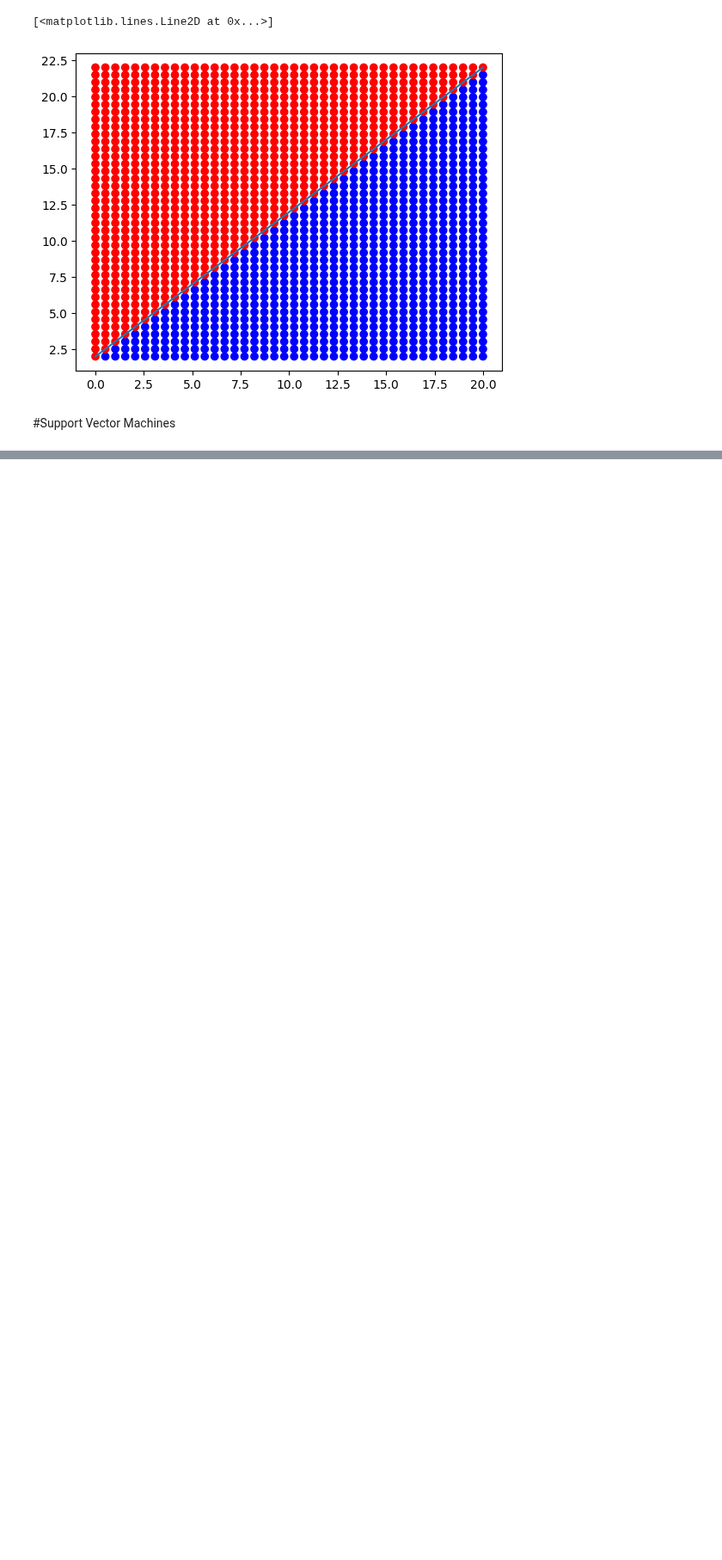
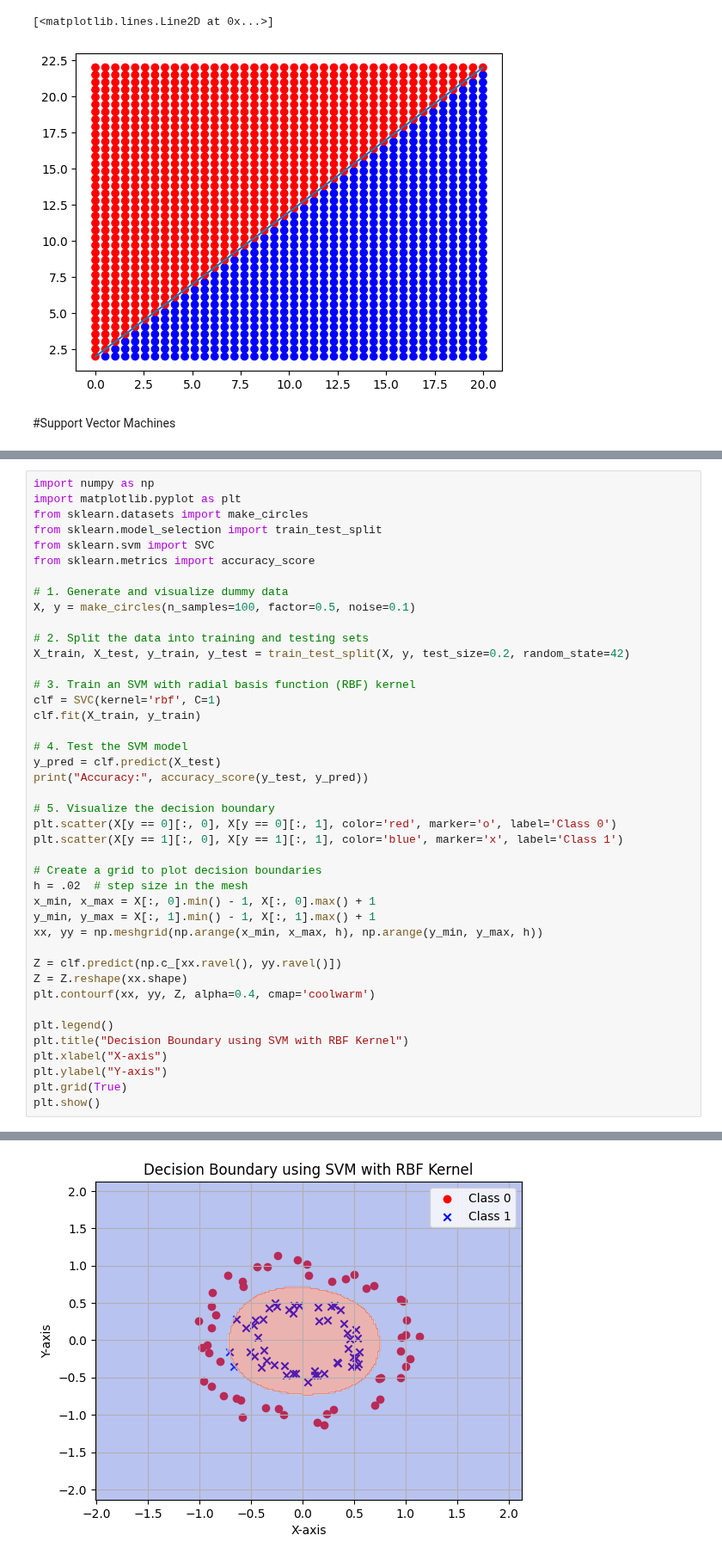
Before and after one commit to Metallicode/Math, a Jupyter notebook: Support_Vector_Machines_basic_theory.ipynb, the cells around one changed output, grey strips where cells are left out. Shown at 86% size. Drawn from its saved outputs; the diff is of its cells as text; blank space fills up the shorter version.

```diff
--- a/Support_Vector_Machines_basic_theory.ipynb
+++ b/Support_Vector_Machines_basic_theory.ipynb
@@ -194,0 +289,43 @@ plt.plot(x,y)
+# %%
+import numpy as np
+import matplotlib.pyplot as plt
+from sklearn.datasets import make_circles
+from sklearn.model_selection import train_test_split
+from sklearn.svm import SVC
+from sklearn.metrics import accuracy_score
+
+# 1. Generate and visualize dummy data
+X, y = make_circles(n_samples=100, factor=0.5, noise=0.1)
+
+# 2. Split the data into training and testing sets
+X_train, X_test, y_train, y_test = train_test_split(X, y, test_size=0.2, random_state=42)
+
+# 3. Train an SVM with radial basis function (RBF) kernel
+clf = SVC(kernel='rbf', C=1)
+clf.fit(X_train, y_train)
+
+# 4. Test the SVM model
+y_pred = clf.predict(X_test)
+print("Accuracy:", accuracy_score(y_test, y_pred))
+
+# 5. Visualize the decision boundary
+plt.scatter(X[y == 0][:, 0], X[y == 0][:, 1], color='red', marker='o', label='Class 0')
+plt.scatter(X[y == 1][:, 0], X[y == 1][:, 1], color='blue', marker='x', label='Class 1')
+
+# Create a grid to plot decision boundaries
+h = .02  # step size in the mesh
+x_min, x_max = X[:, 0].min() - 1, X[:, 0].max() + 1
+y_min, y_max = X[:, 1].min() - 1, X[:, 1].max() + 1
+xx, yy = np.meshgrid(np.arange(x_min, x_max, h), np.arange(y_min, y_max, h))
+
+Z = clf.predict(np.c_[xx.ravel(), yy.ravel()])
+Z = Z.reshape(xx.shape)
+plt.contourf(xx, yy, Z, alpha=0.4, cmap='coolwarm')
+
+plt.legend()
+plt.title("Decision Boundary using SVM with RBF Kernel")
+plt.xlabel("X-axis")
+plt.ylabel("Y-axis")
+plt.grid(True)
+plt.show()
+# %% [output]
@@ -194,0 +333 @@ plt.plot(x,y)
+[figure, added]
```
Also changed, not shown: parts of 9 cells of this notebook.
